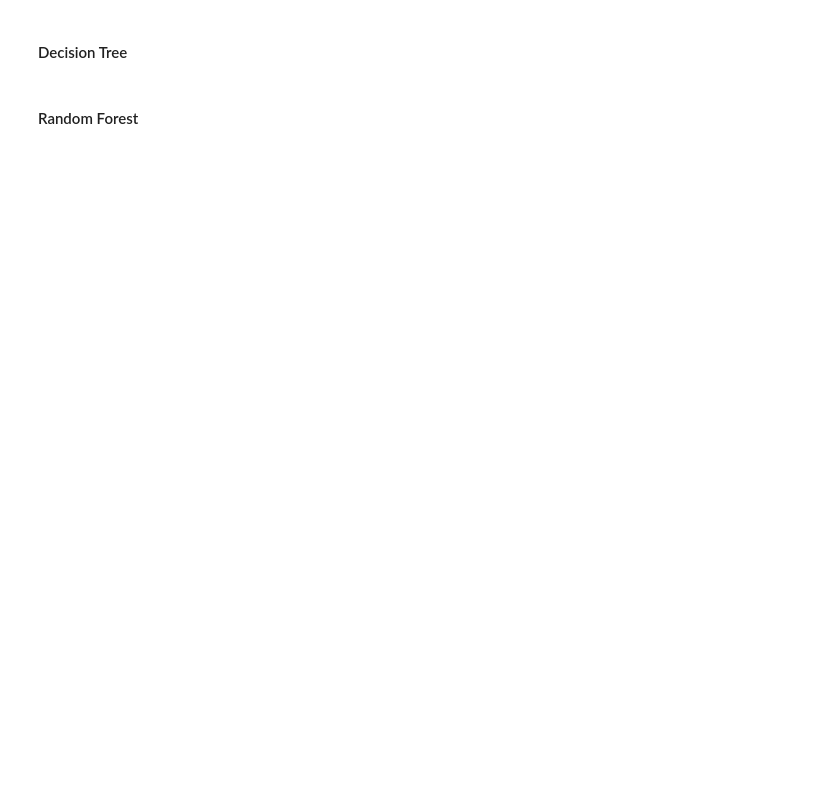
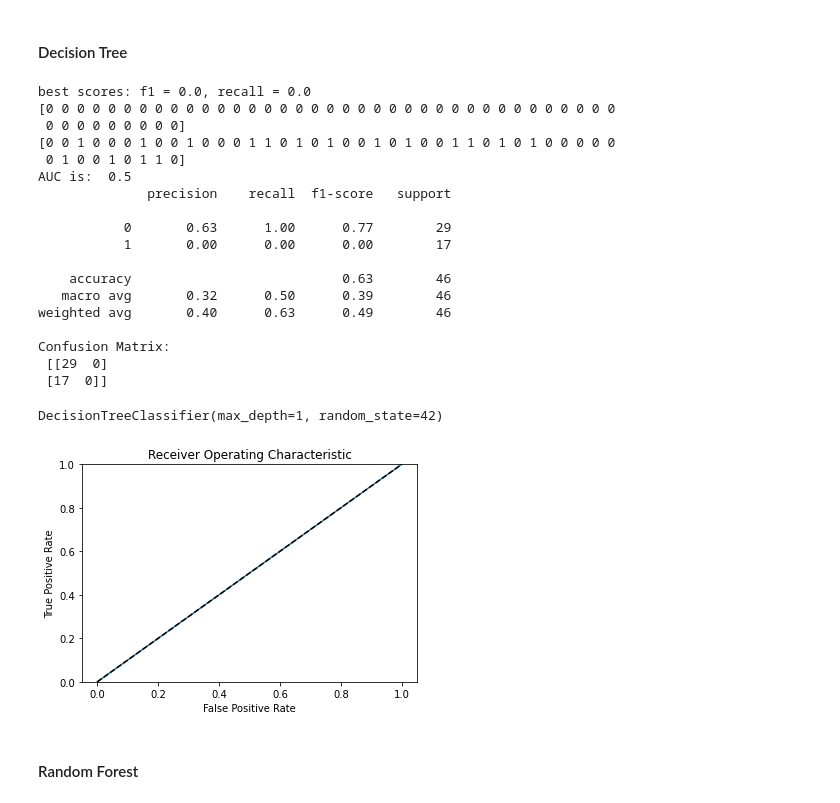
Before and after one commit to derong97/automatic-depression-detector, a Jupyter notebook: models/audio/pyAudioA_features.ipynb, the cells around one changed output. Drawn from its saved outputs; the diff is of its cells as text; code cells hidden in the pictures; blank space fills up the shorter version.

```diff
--- a/models/audio/pyAudioA_features.ipynb
+++ b/models/audio/pyAudioA_features.ipynb
@@ -188,28 +223,46 @@ evaluate_model(best_logreg_recall_model)
 # %%
 def find_best_tree_model(upper_depth, upper_leaf):
     best_f1_model = None
-    best_recall_model = None
     best_f1 = -1
     best_recall = -1
 
     for depth in range(1, upper_depth + 1):
         for leaf in range(1, upper_leaf + 1):
             model = DecisionTreeClassifier(random_state=RANDOM_STATE, max_depth=depth, min_samples_leaf=leaf)
 
             f1_scores, recall_scores = k_cross(model)
             f1 = np.mean(f1_scores)
             recall = np.mean(recall_scores)
 
             if f1 > best_f1:
-                print(f"depth: {depth}, leaf: {leaf}: f1 = {f1} > best f1 = {best_f1}")
                 best_f1 = f1
+                best_recall = recall
                 best_f1_model = model
 
-            if recall > best_recall:
-                print(f"depth: {depth}, leaf: {leaf}: recall = {recall} > best recall = {best_recall}")
-                best_recall = recall
-                best_recall_model = model
+    print(f"best scores: f1 = {best_f1}, recall = {best_recall}")
 
-    return best_f1_model, best_recall_model
+    return best_f1_model
 
-best_tree_f1_model, best_tree_recall_model = find_best_tree_model(20, 30)
+best_tree_f1_model = find_best_tree_model(20, 30)
+evaluate_model(best_tree_f1_model)
+# %% [output]
+best scores: f1 = 0.0, recall = 0.0
+[0 0 0 0 0 0 0 0 0 0 0 0 0 0 0 0 0 0 0 0 0 0 0 0 0 0 0 0 0 0 0 0 0 0 0 0 0
+ 0 0 0 0 0 0 0 0 0]
+[0 0 1 0 0 0 1 0 0 1 0 0 0 1 1 0 1 0 1 0 0 1 0 1 0 0 1 1 0 1 0 1 0 0 0 0 0
+ 0 1 0 0 1 0 1 1 0]
+AUC is:  0.5
+              precision    recall  f1-score   support
+
+           0       0.63      1.00      0.77        29
+           1       0.00      0.00      0.00        17
+
+    accuracy                           0.63        46
+   macro avg       0.32      0.50      0.39        46
+weighted avg       0.40      0.63      0.49        46
+
+Confusion Matrix:
+ [[29  0]
+ [17  0]]
+DecisionTreeClassifier(max_depth=1, random_state=42)
+[figure, added]
```
Also changed, not shown: parts of 16 cells of this notebook, 3 other files.
